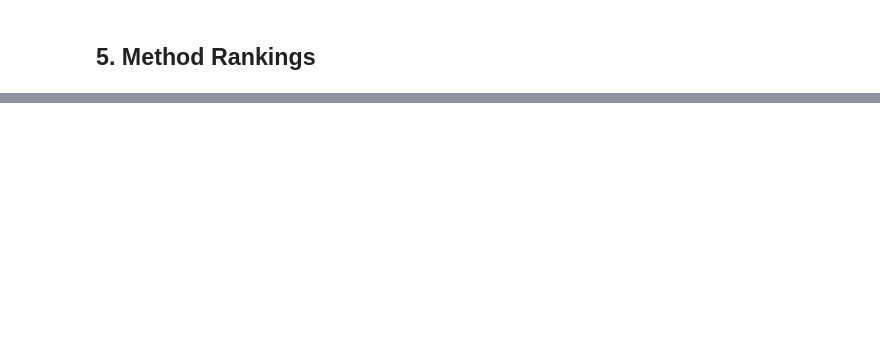
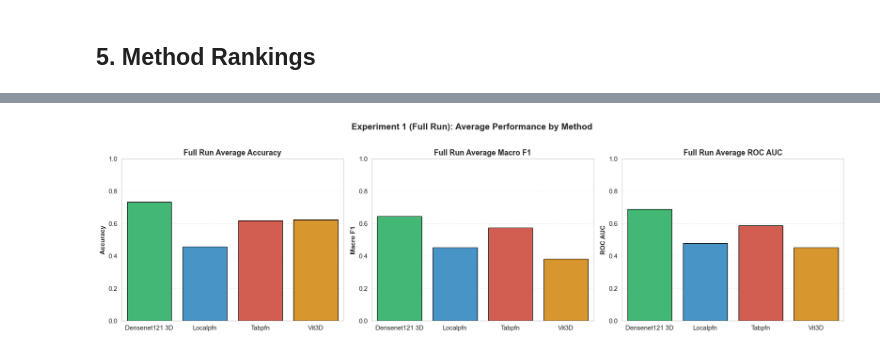
Before and after one commit to togetherthough/Soft-Tissue-Tumor-Classification, a Jupyter notebook: notebooks/visualization/Experiment1_Quick_vs_Full.ipynb, the cells around one changed output, grey strips where cells are left out. Saved outputs shown, nothing was run; the diff lists cells and outputs as text; code cells hidden in the pictures; blank space fills up the shorter version.

```diff
--- a/notebooks/visualization/Experiment1_Quick_vs_Full.ipynb
+++ b/notebooks/visualization/Experiment1_Quick_vs_Full.ipynb
@@ -325,0 +337,6 @@ plt.show()
+# %%
+# Prepare Full run subset
+df_full_only = df_full_valid.copy()
+
+print(f"Full run entries: {len(df_full_only)}")
+df_full_only.head()
@@ -325,0 +351,32 @@ plt.show()
+# %%
+# 1F. Average performance by method (Full only)
+fig, axes = plt.subplots(1, 3, figsize=(18, 5))
+
+for ax, (metric, name) in zip(axes, [('accuracy', 'Accuracy'), ('macro_f1', 'Macro F1'), ('roc_auc', 'ROC AUC')]):
+    avg_data = (
+        df_full_only.groupby('method')[metric]
+        .mean()
+        .reset_index()
+    )
+
+    sns.barplot(
+        data=avg_data,
+        x='method',
+        y=metric,
+        palette=METHOD_COLORS,
+        ax=ax,
+        edgecolor='black'
+    )
+
+    ax.set_ylabel(name, fontweight='bold')
+    ax.set_title(f'Full Run Average {name}', fontweight='bold', fontsize=13)
+    ax.set_xlabel('')
+    ax.set_ylim(0, 1)
+    ax.grid(axis='y', alpha=0.3, linestyle='--')
+    ax.set_xticklabels([m.replace('_', ' ').title() for m in avg_data['method']])
+
+plt.suptitle('Experiment 1 (Full Run): Average Performance by Method', fontsize=15, fontweight='bold', y=1.02)
+plt.tight_layout()
+plt.show()
+# %% [output]
+[figure, added]
```
Also changed, not shown: parts of 12 cells of this notebook, 6 other files.
